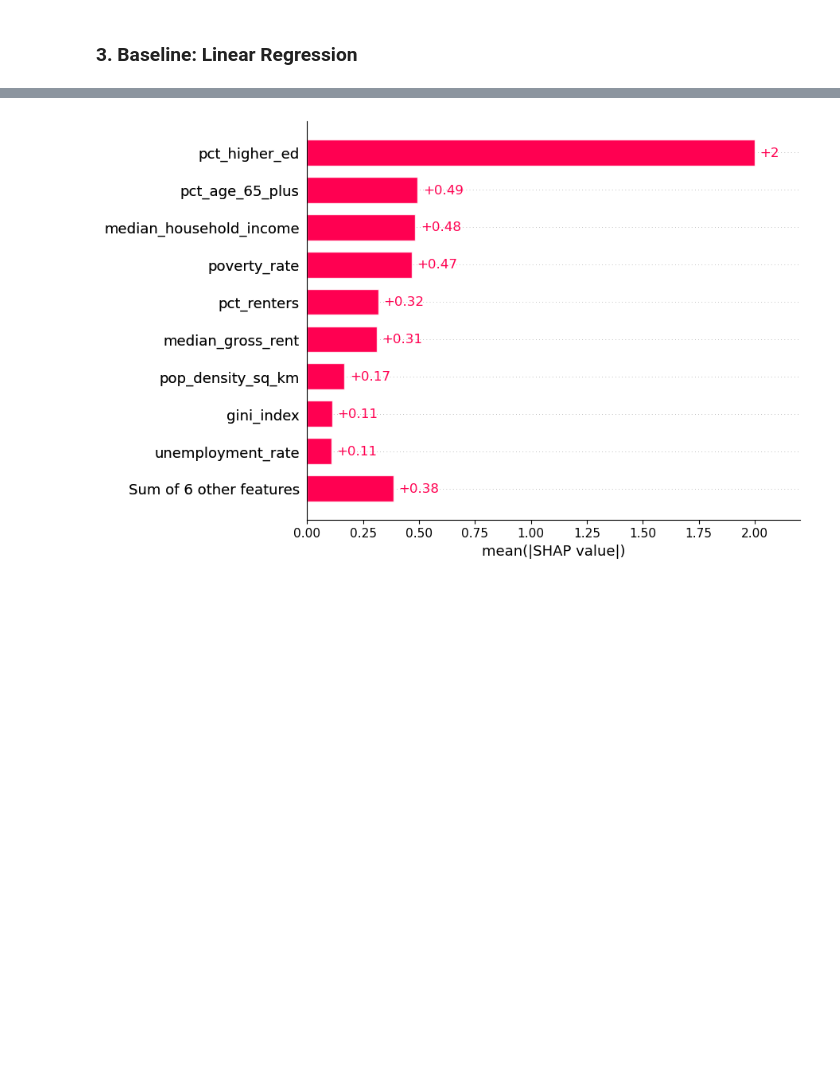
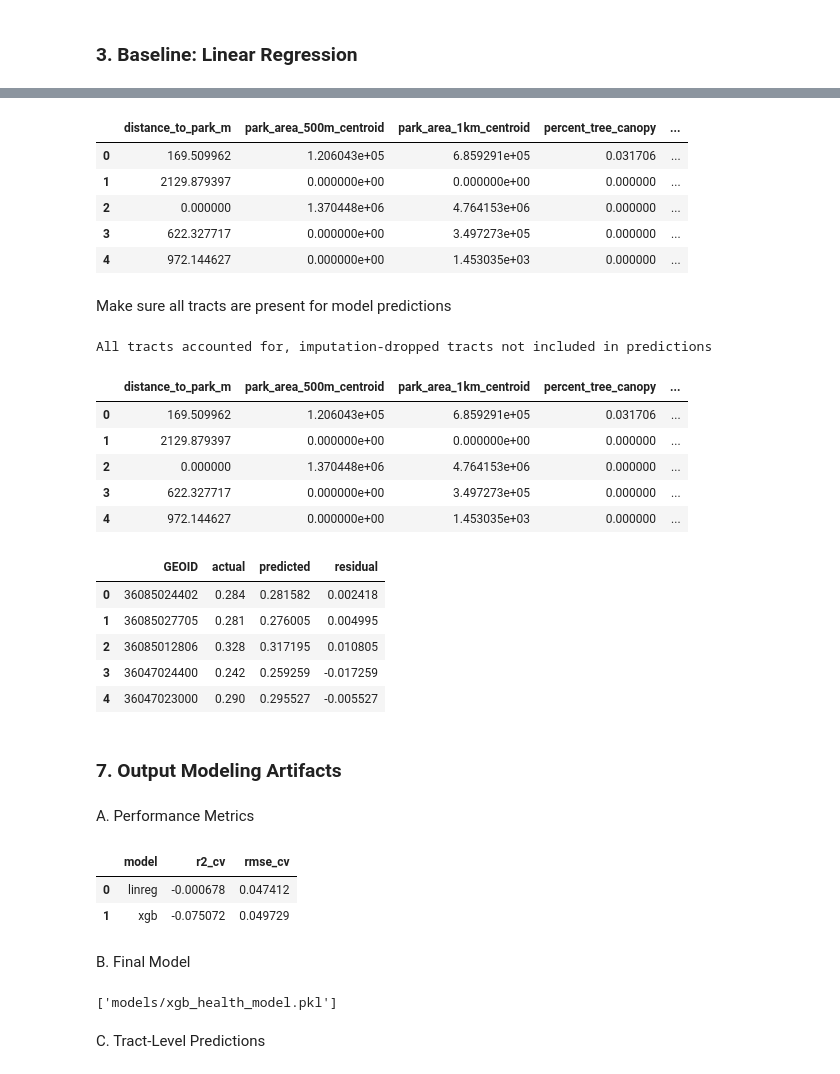
Before and after one commit to yousefja/nori, a Jupyter notebook: notebooks/10_health_model.ipynb, the cells around one changed output, grey strips where cells are left out. Drawn from its saved outputs; the diff is of its cells as text; code cells hidden in the pictures; blank space fills up the shorter version.

```diff
--- a/notebooks/10_health_model.ipynb
+++ b/notebooks/10_health_model.ipynb
@@ -58,7 +75,7 @@ y = pd.read_csv(path_model_targets)
 # %% [markdown]
 For this first pass, we'll be focusing on just one target to get the pipeline up and running
 # %%
-TARGET = "DIABETES_CrudePrev"
+TARGET = "OBESITY_CrudePrev"
 
 y = y[['GEOID', TARGET]]
 # %%
@@ -172,3 +274,0 @@ XGB R2 (CV):  0.6035161443677056
-# %%
-# fit model to data to determine feature influence in model's predictions
-xgb.fit(X, y)
@@ -187,6 +274,0 @@ XGBRegressor(base_score=None, booster=None, callbacks=None,
-# %%
-explainer = shap.Explainer(xgb, X)
-shap_values = explainer(X)
-shap.plots.bar(shap_values)
-# %% [output]
-[figure, removed]
@@ -192,0 +277,9 @@ shap.plots.bar(shap_values)
+# %%
+X.head()
+# %% [output]
+|  | distance_to_park_m | park_area_500m_centroid | park_area_1km_centroid | percent_tree_canopy | ... |
+| 0 | 169.509962 | 1.206043e+05 | 6.859291e+05 | 0.031706 | ... |
+| 1 | 2129.879397 | 0.000000e+00 | 0.000000e+00 | 0.000000 | ... |
+| 2 | 0.000000 | 1.370448e+06 | 4.764153e+06 | 0.000000 | ... |
+| 3 | 622.327717 | 0.000000e+00 | 3.497273e+05 | 0.000000 | ... |
+| 4 | 972.144627 | 0.000000e+00 | 1.453035e+03 | 0.000000 | ... |
@@ -192,0 +294,24 @@ shap.plots.bar(shap_values)
+# %% [markdown]
+Make sure all tracts are present for model predictions
+# %%
+# this will fail while imputation not set up (since I am merely dropping tract rows with no feature values)
+try:
+    assert(len(X_final) == len(gdf_nyc_tracts))
+    print("All tracts accounted for")
+
+# if this passes, then above only failed because of lack of impuation handling
+# if this fails, then tracts are inexplicably unaccounted for, and attention is needed
+except:
+    assert(len(X_final) == (len(gdf_nyc_tracts) - X_original[feature_cols].isna().any(axis=1).sum()))
+    print("All tracts accounted for, imputation-dropped tracts not included in predictions")
+# %% [output]
+All tracts accounted for, imputation-dropped tracts not included in predictions
+# %%
+X_final.head()
+# %% [output]
+|  | distance_to_park_m | park_area_500m_centroid | park_area_1km_centroid | percent_tree_canopy | ... |
+| 0 | 169.509962 | 1.206043e+05 | 6.859291e+05 | 0.031706 | ... |
+| 1 | 2129.879397 | 0.000000e+00 | 0.000000e+00 | 0.000000 | ... |
+| 2 | 0.000000 | 1.370448e+06 | 4.764153e+06 | 0.000000 | ... |
+| 3 | 622.327717 | 0.000000e+00 | 3.497273e+05 | 0.000000 | ... |
+| 4 | 972.144627 | 0.000000e+00 | 1.453035e+03 | 0.000000 | ... |
@@ -192,0 +327,13 @@ shap.plots.bar(shap_values)
+# %%
+df_tract_preds.head()
+# %% [output]
+|  | GEOID | actual | predicted | residual |
+| 0 | 36085024402 | 0.284 | 0.281582 | 0.002418 |
+| 1 | 36085027705 | 0.281 | 0.276005 | 0.004995 |
+| 2 | 36085012806 | 0.328 | 0.317195 | 0.010805 |
+| 3 | 36047024400 | 0.242 | 0.259259 | -0.017259 |
+| 4 | 36047023000 | 0.290 | 0.295527 | -0.005527 |
+# %% [markdown]
+### 7. Output Modeling Artifacts
+# %% [markdown]
+A. Performance Metrics
@@ -192,0 +342,6 @@ shap.plots.bar(shap_values)
+# %%
+df_perform_metrics
+# %% [output]
+|  | model | r2_cv | rmse_cv |
+| 0 | linreg | -0.000678 | 0.047412 |
+| 1 | xgb | -0.075072 | 0.049729 |
@@ -192,0 +350,8 @@ shap.plots.bar(shap_values)
+# %% [markdown]
+B. Final Model
+# %%
+joblib.dump(final_model, path_final_model_pkl)
+# %% [output]
+['models/xgb_health_model.pkl']
+# %% [markdown]
+C. Tract-Level Predictions
```
Also changed, not shown: parts of 25 cells of this notebook, 6 other files.
